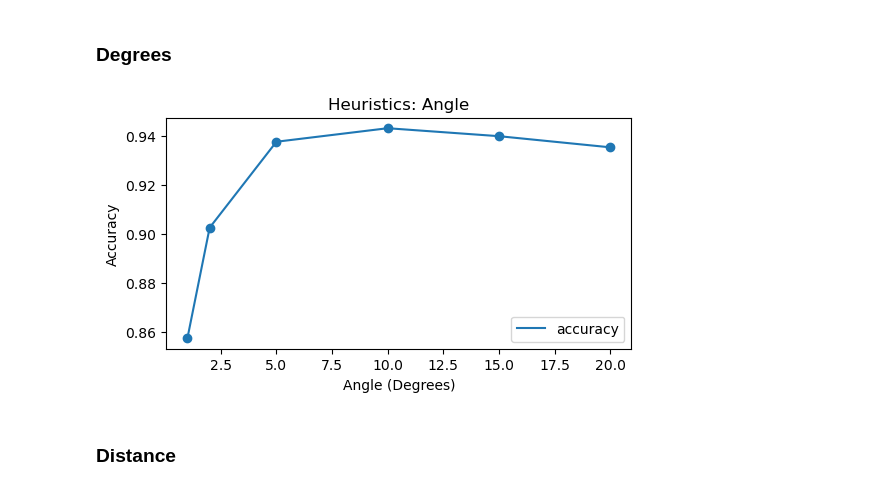
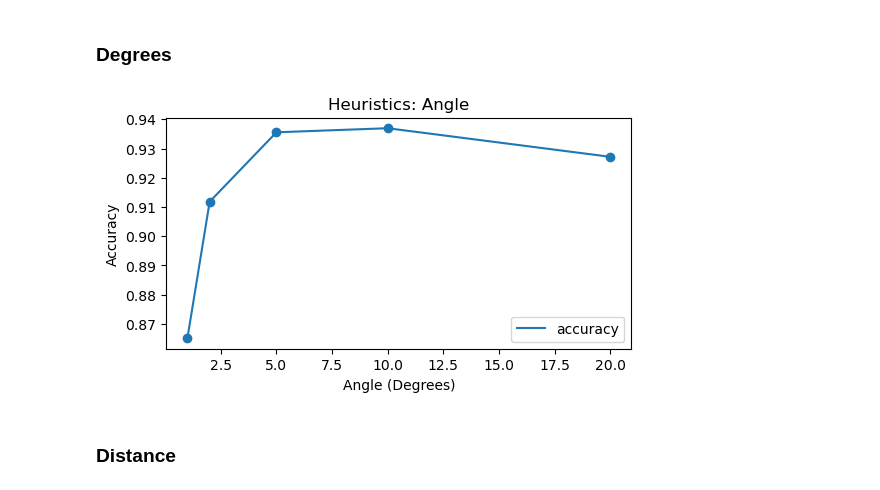
Before and after one commit to BeanHam/2024-spatial-data-integration, a Jupyter notebook: inference_results/heuristics.ipynb, the cells around one changed output. Saved outputs shown, nothing was run; the diff lists cells and outputs as text; code cells hidden in the pictures.

```diff
--- a/inference_results/heuristics.ipynb
+++ b/inference_results/heuristics.ipynb
@@ -13,31 +14,27 @@ train=ds['train']
 train_pd=train.to_pandas()
 # %% [markdown]
 ### Degrees
-# %%
-metrics=[1,2,3,5,7,10,13,15,20,25,30]
-metrics=[1,2,5,10,15,20]
-test_gt=np.array(test['label'])
-accuracy=[]
-f1=[]
-for m in metrics:
-    pred=np.array(test['min_angle'])<=m
-    accuracy.append(accuracy_score(test_gt, pred))
-    f1.append(f1_score(test_gt, pred))
-
-plt.figure(figsize=(6,3))
-plt.plot(metrics,accuracy,label='accuracy')
-plt.scatter(metrics, accuracy)
-#plt.plot(metrics,f1,label='f1')
-#plt.scatter(metrics, f1)
-#plt.vlines(x=metrics[np.argmax(accuracy)], ymin=np.min(accuracy), ymax=np.max(accuracy)+0.02, color='blue', linestyles='dashed')
-#plt.vlines(x=metrics[np.argmax(accuracy)], ymin=np.min(accuracy), ymax=np.max(accuracy)+0.02, color='blue', linestyles='dashed')
-plt.title('Heuristics: Angle')
-plt.ylabel('Accuracy')
-plt.xlabel('Angle (Degrees)')
-plt.legend()
-pass
-# %% [output]
-[figure, removed]
+# %%
+metrics=[1,2,5,10,20]
+train_gt=np.array(train['label'])
+accuracy=[]
+for m in metrics:
+    pred=np.array(train['min_angle'])<=m
+    accuracy.append(accuracy_score(train_gt, pred))
+plt.figure(figsize=(6,3))
+plt.plot(metrics,accuracy,label='accuracy')
+plt.scatter(metrics, accuracy)
+plt.title('Heuristics: Angle')
+plt.ylabel('Accuracy')
+plt.xlabel('Angle (Degrees)')
+#plt.plot(metrics,f1,label='f1')
+#plt.scatter(metrics, f1)
+#plt.vlines(x=metrics[np.argmax(accuracy)], ymin=np.min(accuracy), ymax=np.max(accuracy)+0.02, color='blue', linestyles='dashed')
+#plt.vlines(x=metrics[np.argmax(accuracy)], ymin=np.min(accuracy), ymax=np.max(accuracy)+0.02, color='blue', linestyles='dashed')
+plt.legend()
+pass
+# %% [output]
+[figure, added]
 # %% [markdown]
 ### Distance
 # %%
```
Also changed, not shown: parts of 6 cells of this notebook, 2 other files.
